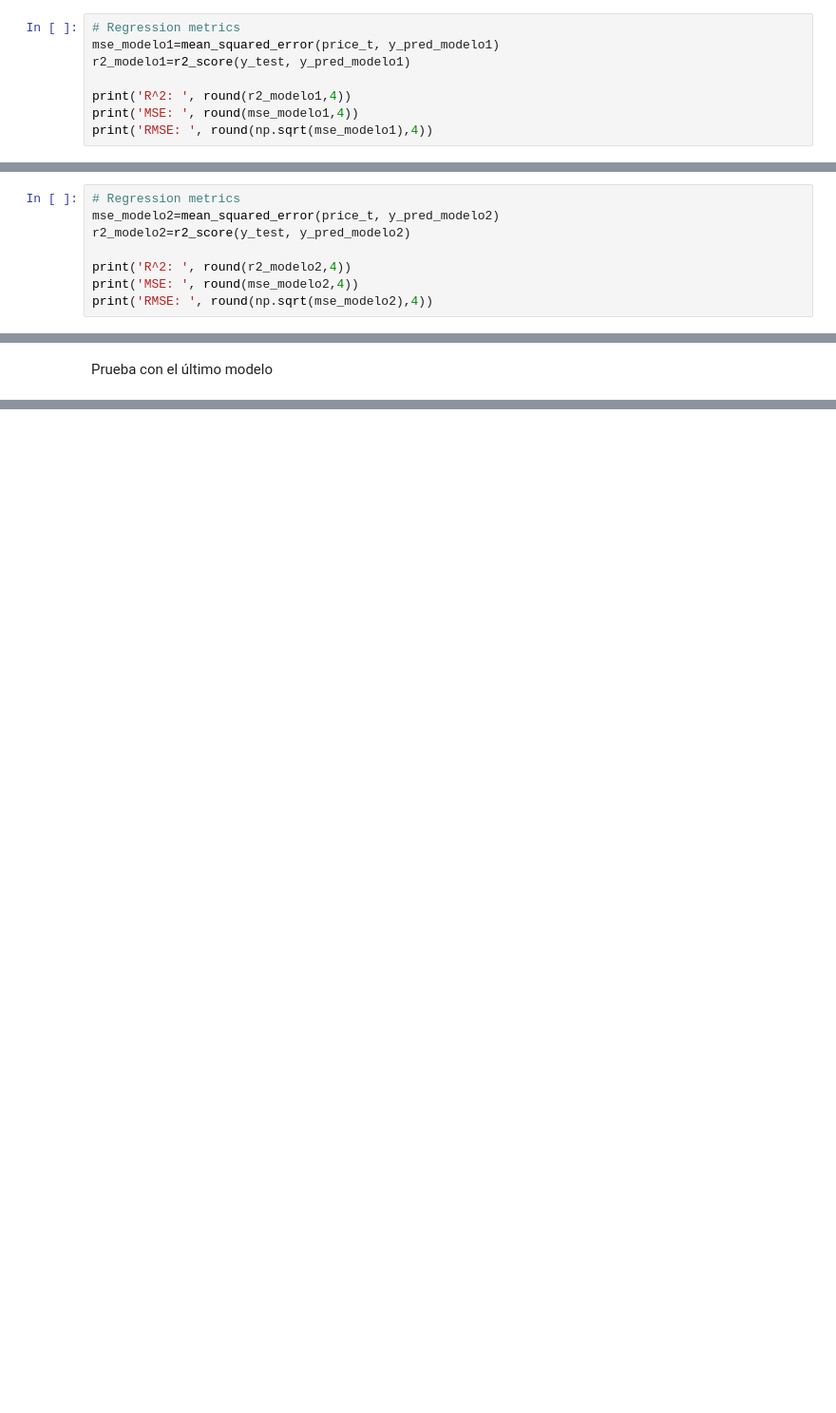
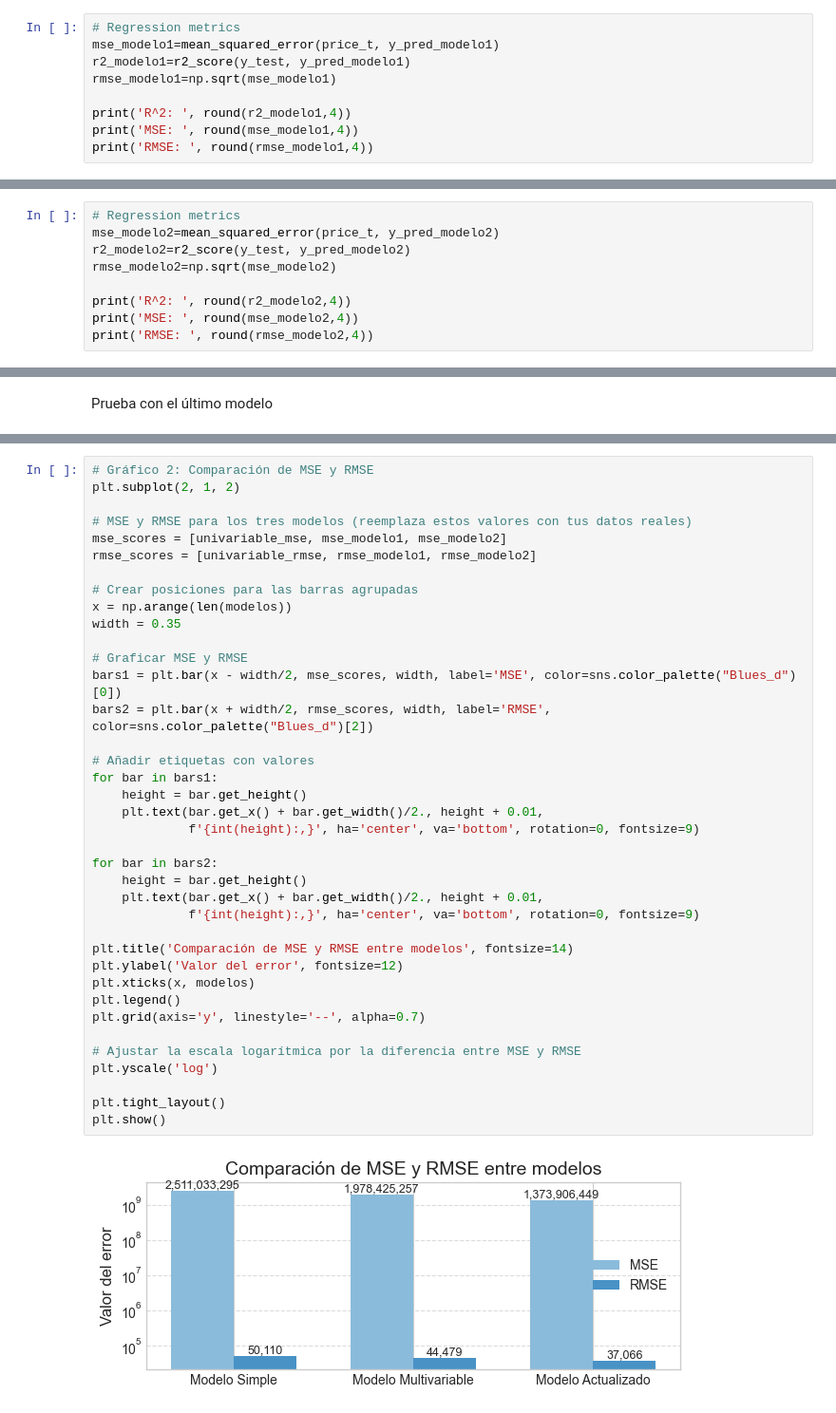
Before and after one commit to Fabiola-cc/InmoValor_SA, a Jupyter notebook: Regresion_lineal.ipynb, the cells around one changed output, grey strips where cells are left out. Shown at 95% size. Drawn from its saved outputs; the diff is of its cells as text; blank space fills up the shorter version.

```diff
--- a/Regresion_lineal.ipynb
+++ b/Regresion_lineal.ipynb
@@ -222,8 +225,9 @@ plt.show()
 # Regression metrics
 mse_modelo1=mean_squared_error(price_t, y_pred_modelo1)
 r2_modelo1=r2_score(y_test, y_pred_modelo1)
+rmse_modelo1=np.sqrt(mse_modelo1)
 
 print('R^2: ', round(r2_modelo1,4))
 print('MSE: ', round(mse_modelo1,4))
-print('RMSE: ', round(np.sqrt(mse_modelo1),4))
+print('RMSE: ', round(rmse_modelo1,4))
 # %% [output]
@@ -374,8 +378,9 @@ plt.show()
 # Regression metrics
 mse_modelo2=mean_squared_error(price_t, y_pred_modelo2)
 r2_modelo2=r2_score(y_test, y_pred_modelo2)
+rmse_modelo2=np.sqrt(mse_modelo2)
 
 print('R^2: ', round(r2_modelo2,4))
 print('MSE: ', round(mse_modelo2,4))
-print('RMSE: ', round(np.sqrt(mse_modelo2),4))
+print('RMSE: ', round(rmse_modelo2,4))
 # %% [output]
@@ -529,0 +565,40 @@ print(resultados.head(10))  # Muestra los primeros 10 resultados
+# %%
+# Gráfico 2: Comparación de MSE y RMSE
+plt.subplot(2, 1, 2)
+
+# MSE y RMSE para los tres modelos (reemplaza estos valores con tus datos reales)
+mse_scores = [univariable_mse, mse_modelo1, mse_modelo2]
+rmse_scores = [univariable_rmse, rmse_modelo1, rmse_modelo2]
+
+# Crear posiciones para las barras agrupadas
+x = np.arange(len(modelos))
+width = 0.35
+
+# Graficar MSE y RMSE
+bars1 = plt.bar(x - width/2, mse_scores, width, label='MSE', color=sns.color_palette("Blues_d")[0])
+bars2 = plt.bar(x + width/2, rmse_scores, width, label='RMSE', color=sns.color_palette("Blues_d")[2])
+
+# Añadir etiquetas con valores
+for bar in bars1:
+    height = bar.get_height()
+    plt.text(bar.get_x() + bar.get_width()/2., height + 0.01,
+             f'{int(height):,}', ha='center', va='bottom', rotation=0, fontsize=9)
+
+for bar in bars2:
+    height = bar.get_height()
+    plt.text(bar.get_x() + bar.get_width()/2., height + 0.01,
+             f'{int(height):,}', ha='center', va='bottom', rotation=0, fontsize=9)
+
+plt.title('Comparación de MSE y RMSE entre modelos', fontsize=14)
+plt.ylabel('Valor del error', fontsize=12)
+plt.xticks(x, modelos)
+plt.legend()
+plt.grid(axis='y', linestyle='--', alpha=0.7)
+
+# Ajustar la escala logarítmica por la diferencia entre MSE y RMSE
+plt.yscale('log')
+
+plt.tight_layout()
+plt.show()
+# %% [output]
+[figure, added]
```
Also changed, not shown: parts of 23 cells of this notebook.
